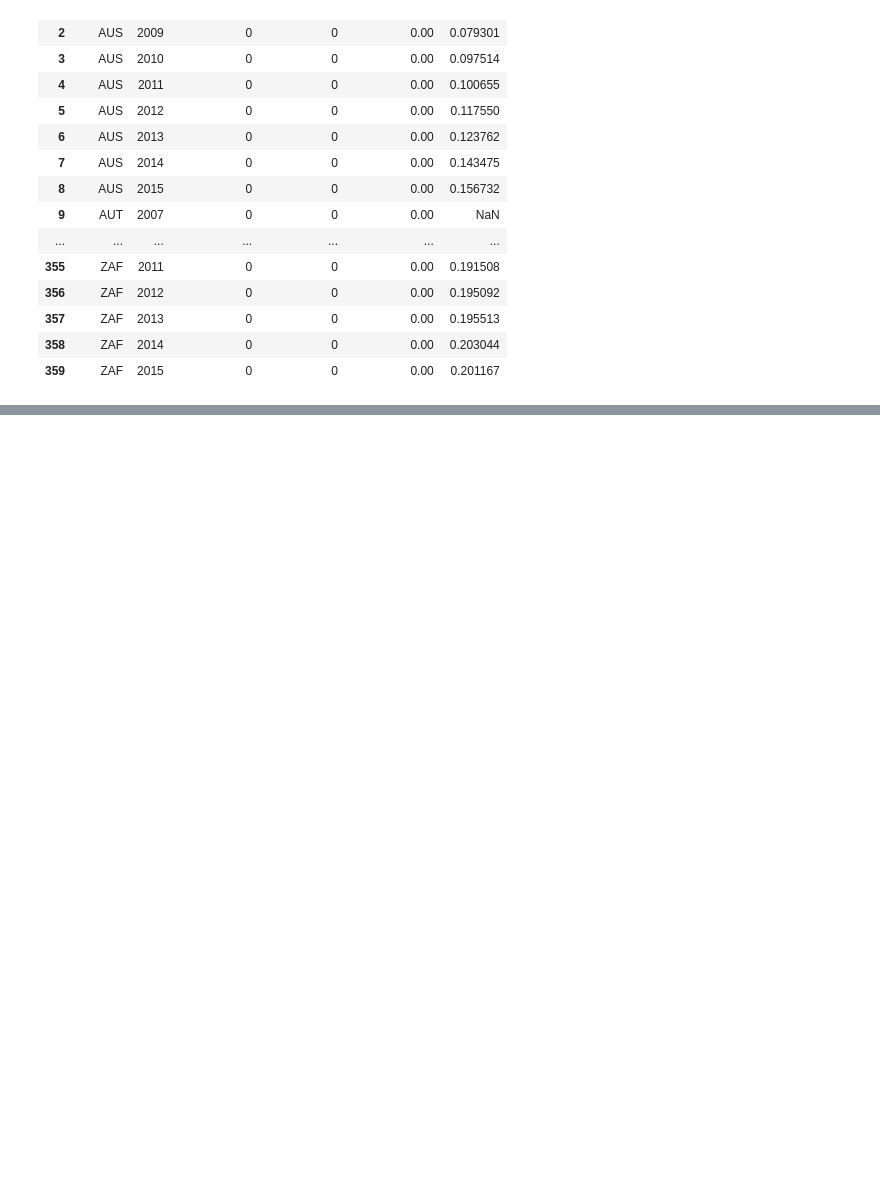
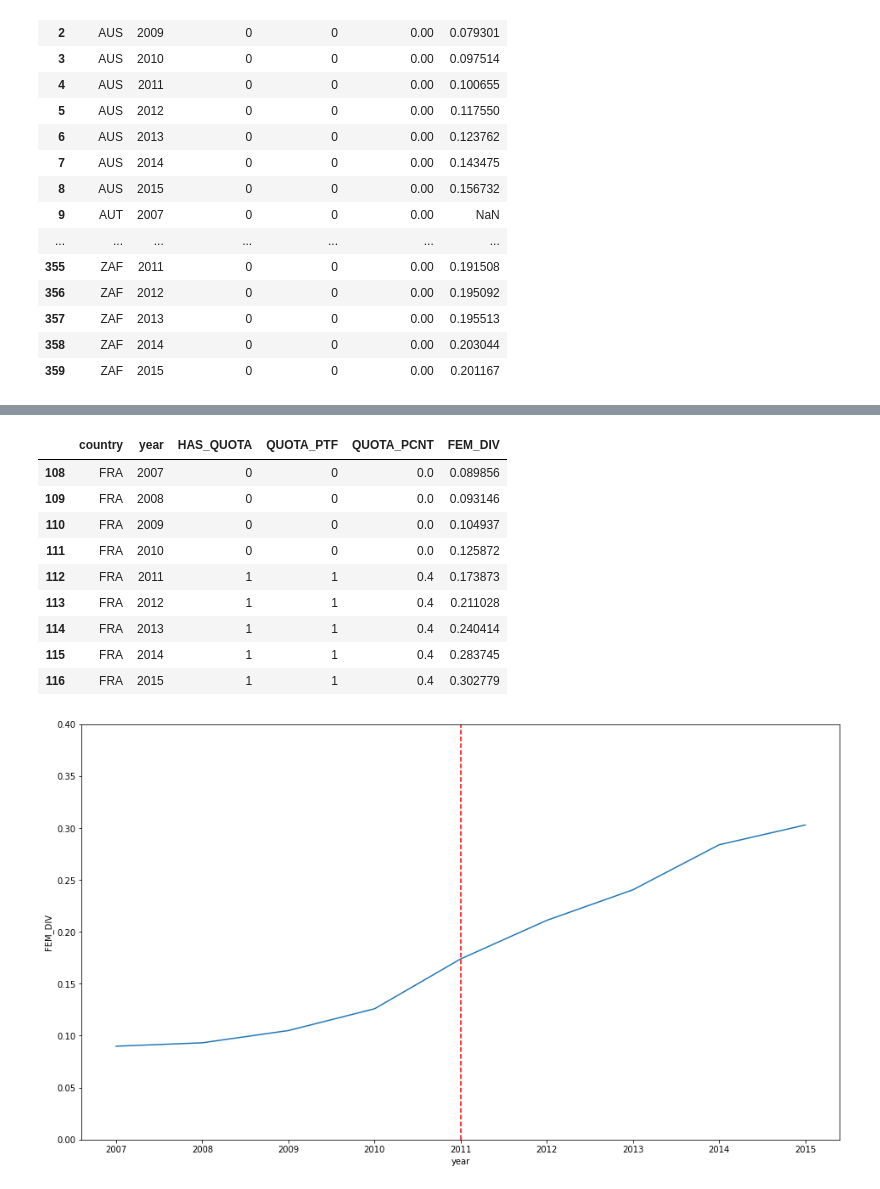
Before and after one commit to etokrug/GroupProject, a Jupyter notebook: GroupProject.ipynb, the cells around one changed output, grey strips where cells are left out. Saved outputs shown, nothing was run; the diff lists cells and outputs as text; code cells hidden in the pictures; blank space fills up the shorter version.

```diff
--- a/GroupProject.ipynb
+++ b/GroupProject.ipynb
@@ -920,0 +1048,30 @@ df_fem_desc_grouped
+# %%
+df_ctry = df_fem_desc_grouped.loc[df_fem_desc_grouped['country'] == "FRA"]
+x = df_ctry['year']
+y = df_ctry['FEM_DIV']
+
+y_min = 0
+y_max = .4
+quota_passage_year = 2011
+
+plt.figure(figsize = (16, 9))
+plt.plot(x,y)
+plt.plot([quota_passage_year,quota_passage_year], [y_min,y_max], 'r--')
+axes = plt.gca()
+axes.set_ylim([y_min,y_max])
+plt.ylabel("FEM_DIV")
+plt.xlabel("year")
+
+df_ctry
+# %% [output]
+|  | country | year | HAS_QUOTA | QUOTA_PTF | QUOTA_PCNT | FEM_DIV |
+| 108 | FRA | 2007 | 0 | 0 | 0.0 | 0.089856 |
+| 109 | FRA | 2008 | 0 | 0 | 0.0 | 0.093146 |
+| 110 | FRA | 2009 | 0 | 0 | 0.0 | 0.104937 |
+| 111 | FRA | 2010 | 0 | 0 | 0.0 | 0.125872 |
+| 112 | FRA | 2011 | 1 | 1 | 0.4 | 0.173873 |
+| 113 | FRA | 2012 | 1 | 1 | 0.4 | 0.211028 |
+| 114 | FRA | 2013 | 1 | 1 | 0.4 | 0.240414 |
+| 115 | FRA | 2014 | 1 | 1 | 0.4 | 0.283745 |
+| 116 | FRA | 2015 | 1 | 1 | 0.4 | 0.302779 |
+[figure, added]
```
Also changed, not shown: parts of 35 cells of this notebook, 3 other files.
